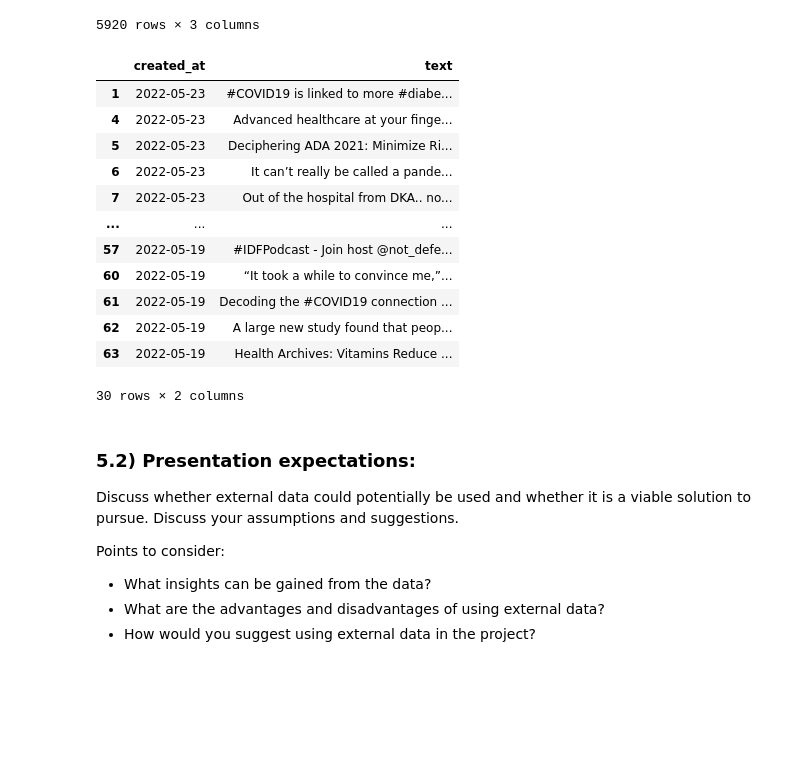
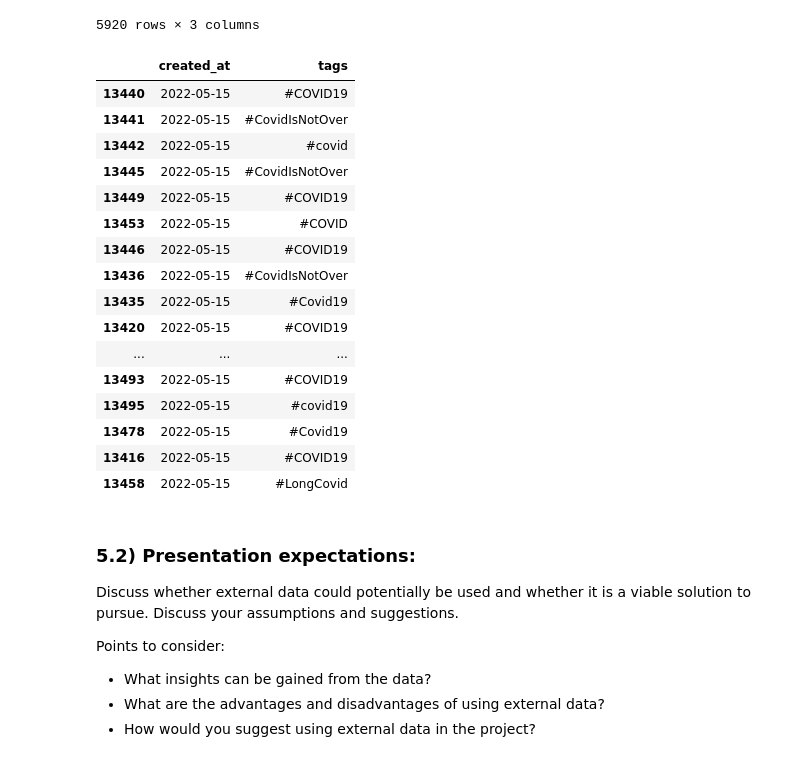
Before and after one commit to yinggz12/LSE_DA_COVID_analysis, a Jupyter notebook: LSE_DA201_Assignment_Yiying_Zhong.ipynb, the cells around one changed output. Drawn from its saved outputs; the diff is of its cells as text; code cells hidden in the pictures; blank space fills up the shorter version.

```diff
--- a/LSE_DA201_Assignment_Yiying_Zhong.ipynb
+++ b/LSE_DA201_Assignment_Yiying_Zhong.ipynb
@@ -738,24 +732,28 @@ tags_df.groupby('created_at').value_counts(ascending=False).reset_index()
 | 5919 | 2022-05-23 | #香港 | 1 |
 5920 rows × 3 columns
 # %%
-keyword = '#'
-contains_boolean = text['text'].str.contains(keyword, case=False, regex=False)
-contain_k = text[contains_boolean.fillna(value=False).values]
+keyword = 'covid'
+contains_boolean = tags_df['tags'].str.contains(keyword, case=False, regex=False)
+contain_k = tags_df[contains_boolean.fillna(value=False).values]
 contain_k.head(30)
 # %% [output]
-|  | created_at | text |
-| 1 | 2022-05-23 | #COVID19 is linked to more #diabe... |
-| 4 | 2022-05-23 | Advanced healthcare at your finge... |
-| 5 | 2022-05-23 | Deciphering ADA 2021: Minimize Ri... |
-| 6 | 2022-05-23 | It can’t really be called a pande... |
-| 7 | 2022-05-23 | Out of the hospital from DKA.. no... |
+|  | created_at | tags |
+| 13440 | 2022-05-15 | #COVID19 |
+| 13441 | 2022-05-15 | #CovidIsNotOver |
+| 13442 | 2022-05-15 | #covid |
+| 13445 | 2022-05-15 | #CovidIsNotOver |
+| 13449 | 2022-05-15 | #COVID19 |
+| 13453 | 2022-05-15 | #COVID |
+| 13446 | 2022-05-15 | #COVID19 |
+| 13436 | 2022-05-15 | #CovidIsNotOver |
+| 13435 | 2022-05-15 | #Covid19 |
+| 13420 | 2022-05-15 | #COVID19 |
 | ... | ... | ... |
-| 57 | 2022-05-19 | #IDFPodcast - Join host @not_defe... |
-| 60 | 2022-05-19 | “It took a while to convince me,”... |
-| 61 | 2022-05-19 | Decoding the #COVID19 connection ... |
-| 62 | 2022-05-19 | A large new study found that peop... |
-| 63 | 2022-05-19 | Health Archives: Vitamins Reduce ... |
+| 13493 | 2022-05-15 | #COVID19 |
+| 13495 | 2022-05-15 | #covid19 |
+| 13478 | 2022-05-15 | #Covid19 |
+| 13416 | 2022-05-15 | #COVID19 |
+| 13458 | 2022-05-15 | #LongCovid |
-30 rows × 2 columns
 # %%
 # Plot
 # %% [markdown]
```
Also changed, not shown: parts of 37 cells of this notebook.
